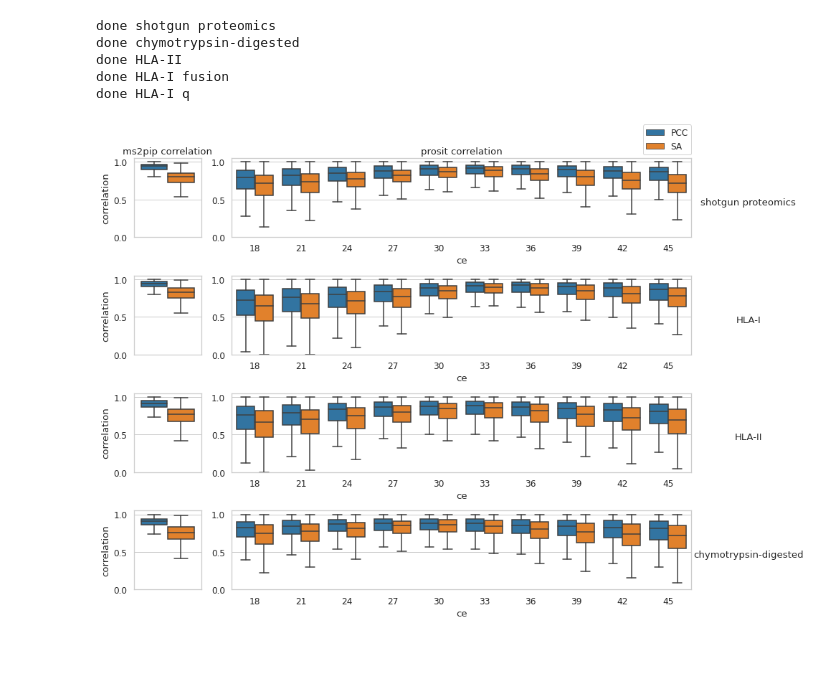
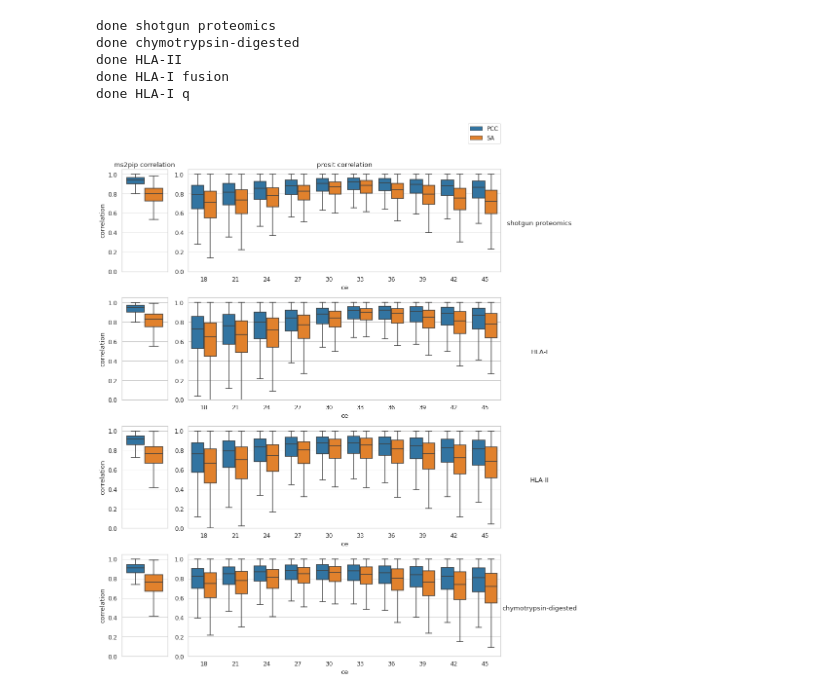
Before and after one commit to compomics/ms2rescore-immunopeptidomics-manuscript, a Jupyter notebook: notebooks/Prosit_spectra_comp.ipynb, the cells around one changed output. Drawn from its saved outputs; the diff is of its cells as text; code cells hidden in the pictures; blank space fills up the shorter version.

Commit message:
updated Figures

```diff
--- a/notebooks/Prosit_spectra_comp.ipynb
+++ b/notebooks/Prosit_spectra_comp.ipynb
@@ -14,7 +14,7 @@ import pickle
 sns.set_style("whitegrid")
 sns.set_context("notebook", font_scale=1.1)
 # %%
-with open("data/training_upeps.pkl", "rb") as f:
+with open("data/training_data/training_upeps.pkl", "rb") as f:
     train_ovp = pickle.load(f)
 train_ovp = list(train_ovp.astype(str))
 # %% [markdown]
@@ -240,7 +240,7 @@ prosit_correlations["spec_id"] = prosit_correlations["spec_id"].astype(str)
 prosit_cor = prosit_correlations.melt(id_vars=["spec_id","ce", "prediction", "target", "testset"], value_vars=["PCC", "SA"], var_name="correlation metric", value_name="correlation")
 prosit_cor = prosit_cor[~(prosit_cor["spec_id"].isin(train_ovp))]
 # %%
-fig = plt.Figure(figsize=(14,10))
+fig = plt.Figure(figsize=(14,16))
 
 model_map = {
     "shotgun proteomics": "Immuno-chymotrypsin model",
@@ -263,32 +263,32 @@ for i, testset in enumerate(["shotgun proteomics", "HLA-I", "HLA-II", "chymotryp
         ax=ax1,
         showfliers=False
         )
     ax1.set_ylim(0,1.05)
     ax1.get_legend().remove()
     ax1.set(xticklabels=[], xlabel="")
 
     ax2 = plt.subplot2grid((4,6),(i,1), colspan=5, fig=fig, sharey=ax1)
     sns.boxplot(
         x="ce",
         y="correlation",
         hue="correlation metric",
         data=prosit_cor[prosit_cor["testset"] == testset],
         showfliers=False,
         ax=ax2
         )
     ax2.yaxis.set_label_position("right")
     ax2.set_ylabel(f"{testset}", rotation=0, labelpad=80)
     if i==0:
         ax1.set_title("ms2pip correlation")
         ax2.set_title("prosit correlation")
         ax2.legend(bbox_to_anchor=(1.01,1.48))
 
     else:
         ax2.get_legend().remove()
 
 
 fig.tight_layout()
-fig.savefig("data/Figures/FigureS10.svg")
+fig.savefig("data/Figures/FigureS7.svg")
 fig
 # %% [output]
-[figure, old version]
+[figure, new version]
```
Also changed, not shown: 23 other files.
